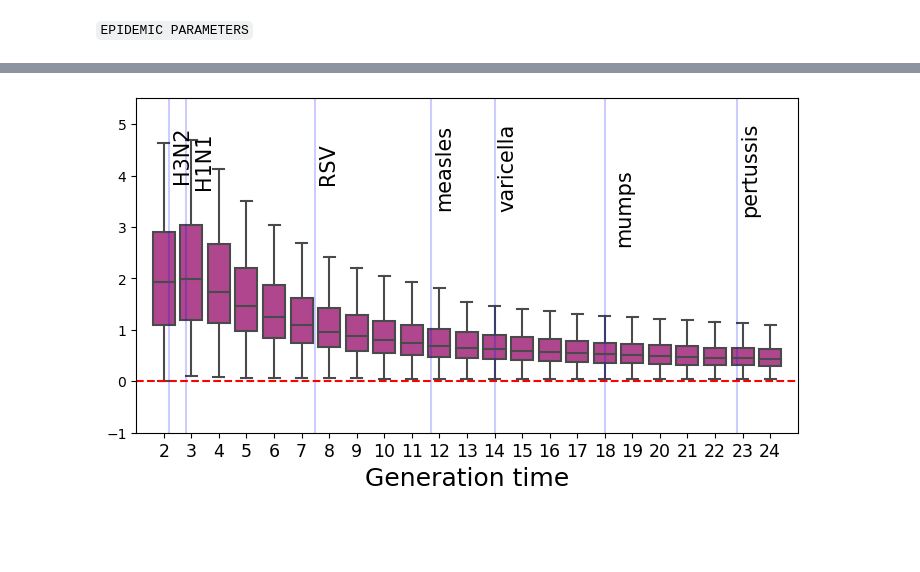
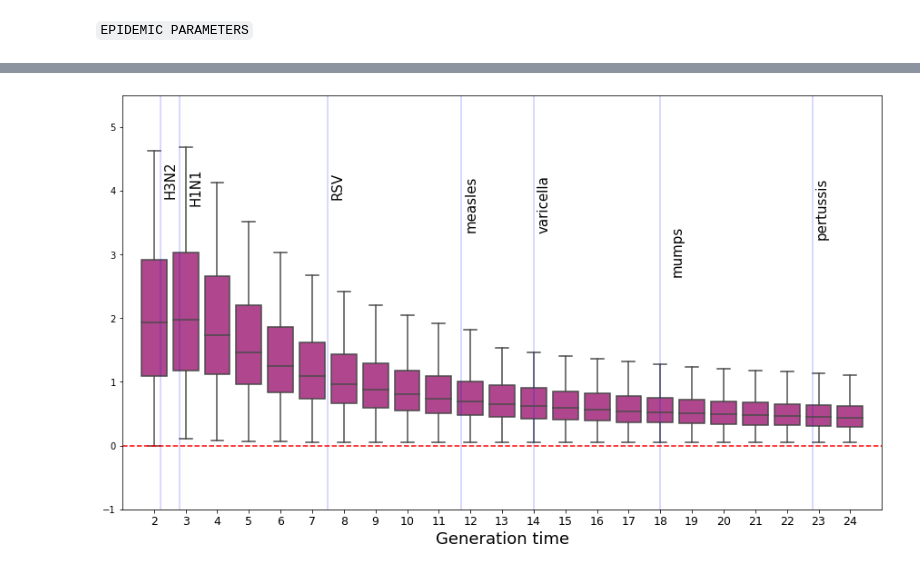
Before and after one commit to GiuliaPullano/wildfires_project, a Jupyter notebook: Codes/Model_disruption.ipynb, the cells around one changed output, grey strips where cells are left out. Drawn from its saved outputs; the diff is of its cells as text; code cells hidden in the pictures; blank space fills up the shorter version.

```diff
--- a/Codes/Model_disruption.ipynb
+++ b/Codes/Model_disruption.ipynb
@@ -406,8 +409,8 @@ for hit in Incidence_hit.columns:
 # %% [markdown]
 `Attack rate`
 # %%
-AttackRate_baseline = pd.read_csv('./wildfires_project/Data/output_disruption/AttackRate_baseline_1_3.csv')
-AttackRate_hit = pd.read_csv('./wildfires_project/Data/output_disruption/AttackRate_hit_1_3.csv')
+AttackRate_baseline = pd.read_csv('./output_disruption/AttackRate_baseline_1_3.csv')
+AttackRate_hit = pd.read_csv('./output_disruption/AttackRate_hit_1_3.csv')
 
 Rel_AR_1_3_df = pd.DataFrame(columns=hit_districts)
 for hit in AttackRate_hit.columns:
@@ -419,6 +446,6 @@ for hit in AttackRate_hit.columns:
 # %%
-AttackRate_baseline = pd.read_csv('./wildfires_project/Data/output_disruption/AttackRate_baseline_1_3.csv')
-AttackRate_mask = pd.read_csv('./wildfires_project/Data/output_disruption/AttackRate_mask_1_3.csv')
+AttackRate_baseline = pd.read_csv('./output_disruption/AttackRate_baseline_1_3.csv')
+AttackRate_mask = pd.read_csv('./output_disruption/AttackRate_mask_1_3.csv')
 
 Rel_AR_1_3_mask_df = pd.DataFrame(columns=hit_districts)
 for hit in AttackRate_mask.columns:
@@ -428,27 +455,19 @@ for hit in AttackRate_mask.columns:
 
     Rel_AR_1_3_mask_df[hit] = np.array(Relative_AttackRate_temp.iloc[-1:])[0]
 # %%
-AttackRate_baseline = pd.read_csv('./wildfires_project/Data/output_disruption/AttackRate_baseline_1_5.csv')
-AttackRate_hit = pd.read_csv('./wildfires_project/Data/output_disruption/AttackRate_hit_1_5.csv')
+tt = -1
+for explor in prop_people_masking_fire_explor:
+    tt += 1
 
-Rel_AR_1_5_df = pd.DataFrame(columns=hit_districts)
-for hit in AttackRate_hit.columns:
-    Relative_AttackRate_temp = pd.DataFrame(columns=no_hit_districts)
-    for base in AttackRate_baseline.columns:
-        Relative_AttackRate_temp[base] = (AttackRate_hit[hit]-AttackRate_baseline[base])/AttackRate_baseline[base]
+    AttackRate_baseline = pd.read_csv('./output_disruption/AttackRate_baseline_1_3.csv')
+    AttackRate_mask = pd.read_csv('./output_disruption/AttackRate_mask_1_3_'+str(explor)+'.csv')
 
-    Rel_AR_1_5_df[hit] = np.array(Relative_AttackRate_temp.iloc[-1:])[0]
+    globals()['Rel_AR_1_3_mask_df_%s' % tt] = pd.DataFrame(columns=hit_districts)
+    for hit in AttackRate_mask.columns:
+        Relative_AttackRate_temp = pd.DataFrame(columns=no_hit_districts)
+        for base in AttackRate_baseline.columns:
+            Relative_AttackRate_temp[base] = (AttackRate_mask[hit]-AttackRate_baseline[base])/AttackRate_baseline[base]
+        globals()['Rel_AR_1_3_mask_df_%s' % tt][hit] = np.array(Relative_AttackRate_temp.iloc[-1:])[0]
-# %%
-AttackRate_baseline = pd.read_csv('./wildfires_project/Data/output_disruption/AttackRate_baseline_3_0.csv')
-AttackRate_hit = pd.read_csv('./wildfires_project/Data/output_disruption/AttackRate_hit_3_0.csv')
-
-Rel_AR_3_0_df = pd.DataFrame(columns=hit_districts)
-for hit in AttackRate_hit.columns:
-    Relative_AttackRate_temp = pd.DataFrame(columns=no_hit_districts)
-    for base in AttackRate_baseline.columns:
-        Relative_AttackRate_temp[base] = (AttackRate_hit[hit]-AttackRate_baseline[base])/AttackRate_baseline[base]
-
-    Rel_AR_3_0_df[hit] = np.array(Relative_AttackRate_temp.iloc[-1:])[0]
 # %% [markdown]
 ### Plots
 # %%
@@ -626,38 +711,38 @@ df_relPI_gamma = df_relPI_gamma.rename(columns={"variable": "Generation time (da
 df_relAR_gamma = Relative_AttackRate_by_R0.melt()
 df_relAR_gamma = df_relAR_gamma.rename(columns={"variable": "Generation time (days)", "value": "Relative Attack Rate"})
 # %%
-fig, axes = plt.subplots(1, figsize=(7,4), sharey=True, constrained_layout = True)
+fig, axes = plt.subplots(1, figsize=(12,7), sharey=True, constrained_layout = True)
 
 # Axes 1
 df = Relative_PeakIncidence_by_R0.melt()
 df = df.rename(columns={"variable": "Generation time", "value": "Relative Peak Incidence"})
 sns.boxplot(data=df, x = 'Generation time', y = "Relative Peak Incidence",
             color = '#C53096', saturation=0.7, flierprops={"marker": "x"}, fliersize=0,
            ax = axes)
 gap = 2
 
 axes.axvline(2.2-gap, color = 'blue', alpha=0.2)
 axes.text(2.3-gap,3.92,'H3N2',rotation=90, fontsize=15)
 axes.axvline(2.8-gap, color = 'blue', alpha=0.2)
 axes.text(3.0-gap+0.1,3.8,'H1N1',rotation=90,  fontsize=15)
 axes.axvline(7.5-gap, color = 'blue', alpha=0.2)
 axes.text(7.6-gap,3.9,'RSV',rotation=90,  fontsize=15)
 axes.axvline(11.7-gap, color = 'blue', alpha=0.2)
 axes.text(11.8-gap,3.4,'measles',rotation=90,  fontsize=15)
 axes.axvline(14-gap, color = 'blue', alpha=0.2)
 axes.text(14.1-gap,3.375,'varicella',rotation=90,  fontsize=15)
 axes.axvline(18-gap, color = 'blue', alpha=0.2)
 axes.text(18.1-gap+0.225, 2.7,'mumps',rotation=90,  fontsize=15)
 axes.axvline(22.8-gap, color = 'blue', alpha=0.2)
 axes.text(22.9-gap, 3.275,'pertussis',rotation=90,  fontsize=15)
 
 axes.axhline(0,linestyle = '--', color = 'red')
 axes.set_ylabel('')
 axes.set_xlabel('Generation time', fontsize=18)
 axes.set_xlim(-1,23)
 axes.set_ylim(-1,5.5)
 axes.set_xticklabels(axes.get_xticklabels(), size=12.5)
 
 plt.show()
 # %% [output]
-[figure, old version]
+[figure, new version]
```
Also changed, not shown: parts of 62 cells of this notebook.
